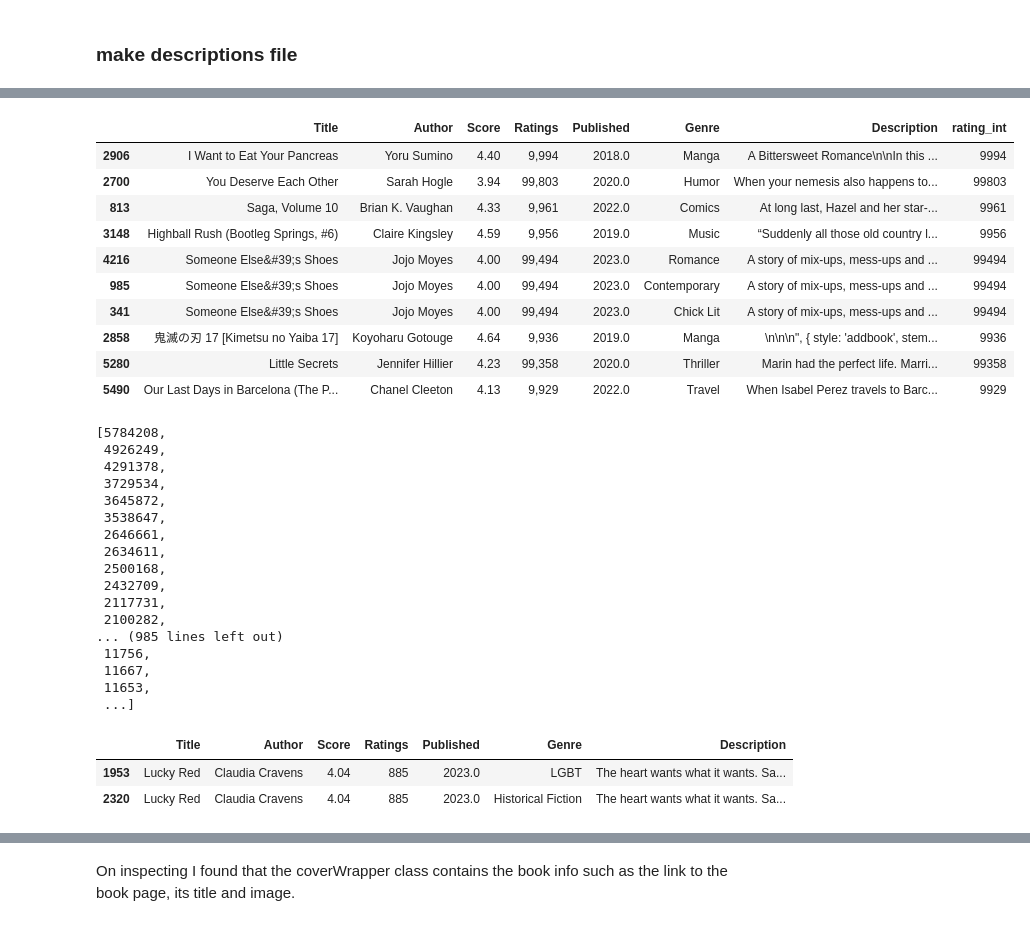
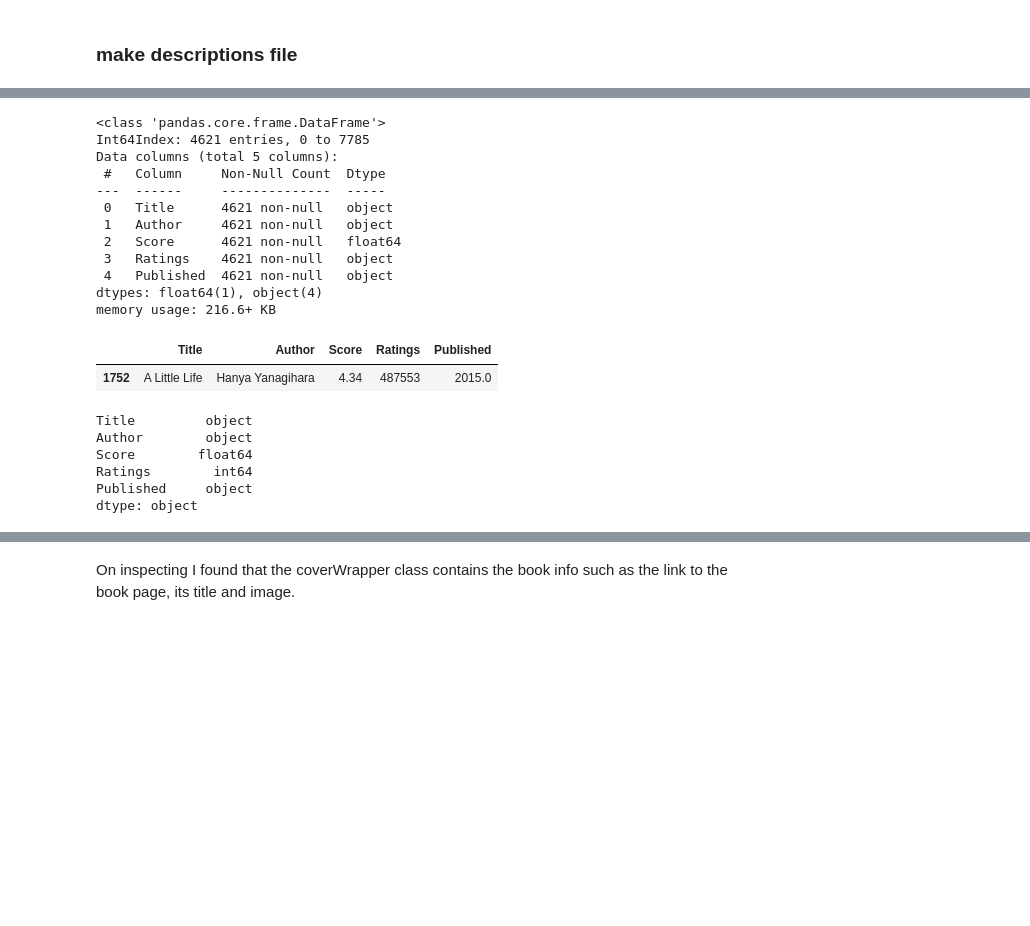
Before and after one commit to nikhil-1e9/web-scraping, a Jupyter notebook: Scraping-Goodreads.ipynb, the cells around one changed output, grey strips where cells are left out. Saved outputs shown, nothing was run; the diff lists cells and outputs as text; code cells hidden in the pictures; blank space fills up the shorter version.

```diff
--- a/Scraping-Goodreads.ipynb
+++ b/Scraping-Goodreads.ipynb
@@ -369,13 +369,15 @@ for f in genre_csvs:
     print(f)
     df = pd.read_csv(f, header=None)
     print("Total books:", len(df))
+    df.columns=['Title', 'Author', 'Score', 'Ratings', 'Published', 'Genre', 'Description']
+    df.drop('Description', axis=1, inplace=True)
     print("Duplicate Rows:", df.duplicated().sum())
     print("Deleted duplicate rows")
     df.drop_duplicates(inplace=True)
     print("Total books after removing duplicates:", len(df))
     print('*'*30)
     all_genres_df = pd.concat([all_genres_df, df], ignore_index=True)
-all_genres_df.columns = ['Title', 'Author', 'Score', 'Ratings', 'Published', 'Genre', 'Description']
+# all_genres_df.columns = ['Title', 'Author', 'Score', 'Ratings', 'Published', 'Genre', 'Description']
 all_genres_df
 # %% [output]
 Art.csv
@@ -446,6 +446,6 @@ all_genres_df[all_genres_df['Published'].isna()]
 # %%
 all_genres_df['Published'].fillna(2022, inplace=True)
 # %%
-all_genres_df.loc[4159, 'Published'] = 2019.0
-all_genres_df.iloc[4159]
+all_genres_df.loc[5698, 'Published'] = 2019
+all_genres_df.iloc[5698]
 # %% [output]
@@ -500,41 +539,30 @@ all_genres_df.loc[useful_desc, ['Title', 'Description']].to_csv('book_descriptio
+# %%
+all_genres_df.info()
+# %% [output]
+<class 'pandas.core.frame.DataFrame'>
+Int64Index: 4621 entries, 0 to 7785
+Data columns (total 5 columns):
+ #   Column     Non-Null Count  Dtype
+---  ------     --------------  -----
+ 0   Title      4621 non-null   object
+ 1   Author     4621 non-null   object
+ 2   Score      4621 non-null   float64
+ 3   Ratings    4621 non-null   object
+ 4   Published  4621 non-null   object
+dtypes: float64(1), object(4)
+memory usage: 216.6+ KB
 # %%
-all_genres_df['rating_int'] = all_genres_df['Ratings'].apply(lambda x: "".join(x.strip().split(',')))
-all_genres_df.sort_values('rating_int', ascending=False)[:10]
+# all_genres_df['Ratings'] = all_genres_df['Ratings'].apply(lambda x: "".join(x.strip().split(',')))
+all_genres_df['Ratings'] = all_genres_df['Ratings'].astype('int64')
+# all_genres_df.sort_values('rating_int', ascending=False)[:10]
+display(all_genres_df.sample())
+all_genres_df.dtypes
 # %% [output]
-|  | Title | Author | Score | Ratings | Published | Genre | Description | rating_int |
-| 2906 | I Want to Eat Your Pancreas | Yoru Sumino | 4.40 | 9,994 | 2018.0 | Manga | A Bittersweet Romance\n\nIn this ... | 9994 |
-| 2700 | You Deserve Each Other | Sarah Hogle | 3.94 | 99,803 | 2020.0 | Humor | When your nemesis also happens to... | 99803 |
-| 813 | Saga, Volume 10 | Brian K. Vaughan | 4.33 | 9,961 | 2022.0 | Comics | At long last, Hazel and her star-... | 9961 |
-| 3148 | Highball Rush (Bootleg Springs, #6) | Claire Kingsley | 4.59 | 9,956 | 2019.0 | Music | “Suddenly all those old country l... | 9956 |
-| 4216 | Someone Else&#39;s Shoes | Jojo Moyes | 4.00 | 99,494 | 2023.0 | Romance | A story of mix-ups, mess-ups and ... | 99494 |
-| 985 | Someone Else&#39;s Shoes | Jojo Moyes | 4.00 | 99,494 | 2023.0 | Contemporary | A story of mix-ups, mess-ups and ... | 99494 |
-| 341 | Someone Else&#39;s Shoes | Jojo Moyes | 4.00 | 99,494 | 2023.0 | Chick Lit | A story of mix-ups, mess-ups and ... | 99494 |
-| 2858 | 鬼滅の刃 17 [Kimetsu no Yaiba 17] | Koyoharu Gotouge | 4.64 | 9,936 | 2019.0 | Manga | \n\n\n", { style: 'addbook', stem... | 9936 |
-| 5280 | Little Secrets | Jennifer Hillier | 4.23 | 99,358 | 2020.0 | Thriller | Marin had the perfect life. Marri... | 99358 |
-| 5490 | Our Last Days in Barcelona (The P... | Chanel Cleeton | 4.13 | 9,929 | 2022.0 | Travel | When Isabel Perez travels to Barc... | 9929 |
+|  | Title | Author | Score | Ratings | Published |
+| 1752 | A Little Life | Hanya Yanagihara | 4.34 | 487553 | 2015.0 |
+Title         object
+Author        object
+Score        float64
+Ratings        int64
+Published     object
+dtype: object
-# %%
-sorted(map(int, all_genres_df['rating_int'].unique()), reverse=True)
-# %% [output]
-[5784208,
- 4926249,
- 4291378,
- 3729534,
- 3645872,
- 3538647,
- 2646661,
- 2634611,
- 2500168,
- 2432709,
- 2117731,
- 2100282,
-... (985 lines left out)
- 11756,
- 11667,
- 11653,
- ...]
-# %%
-all_genres_df[all_genres_df['Title'] == 'Lucky Red']
-# %% [output]
-|  | Title | Author | Score | Ratings | Published | Genre | Description |
-| 1953 | Lucky Red | Claudia Cravens | 4.04 | 885 | 2023.0 | LGBT | The heart wants what it wants. Sa... |
-| 2320 | Lucky Red | Claudia Cravens | 4.04 | 885 | 2023.0 | Historical Fiction | The heart wants what it wants. Sa... |
```
Also changed, not shown: parts of 39 cells of this notebook.
